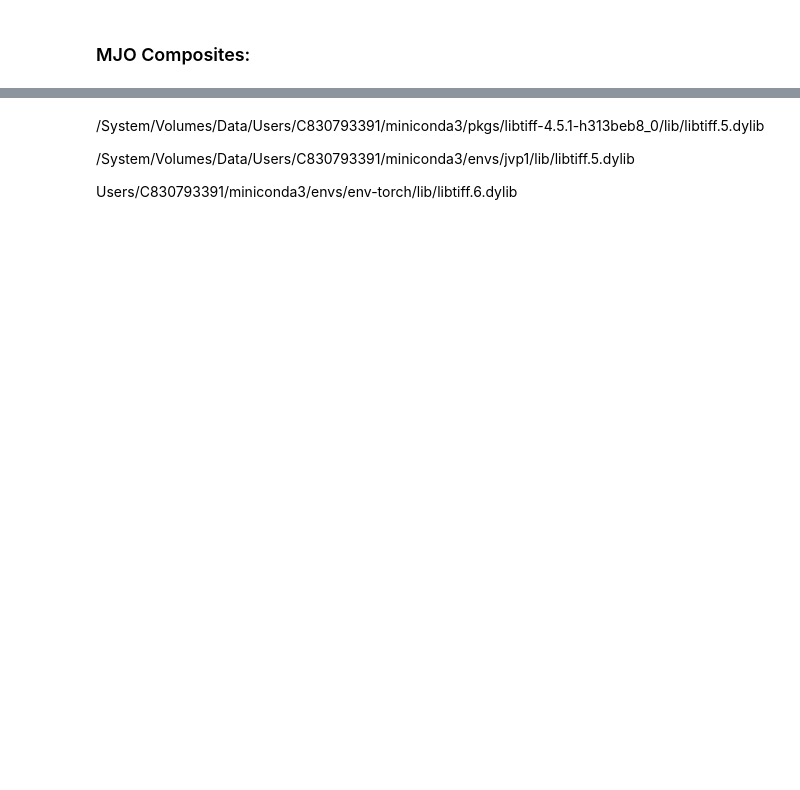
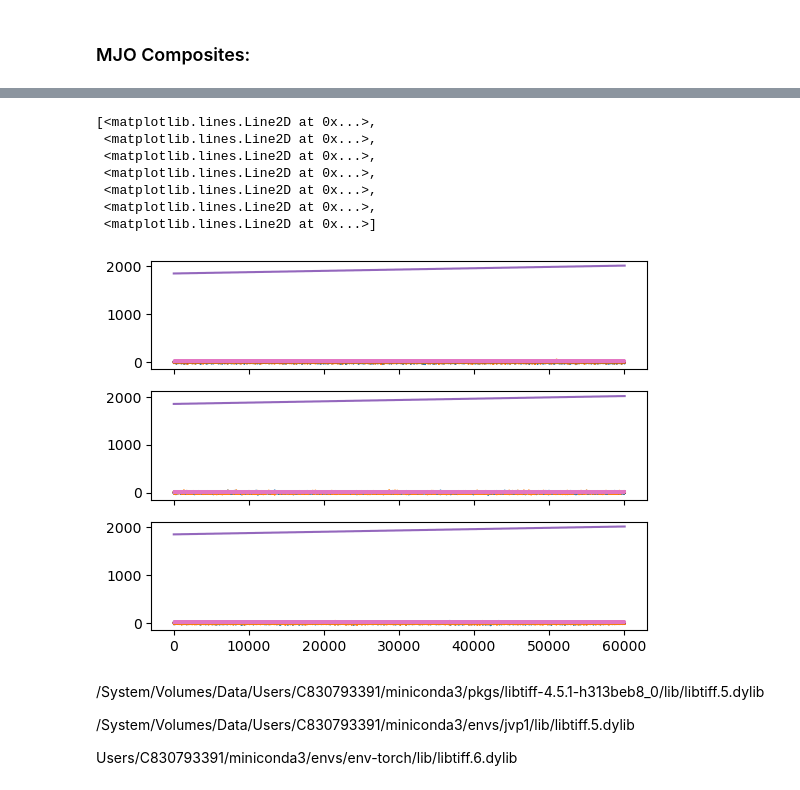
Before and after one commit to Jolan-vP/E3SM, a Jupyter notebook: analysis.ipynb, the cells around one changed output, grey strips where cells are left out. Saved outputs shown, nothing was run; the diff lists cells and outputs as text; code cells hidden in the pictures; blank space fills up the shorter version.

```diff
--- a/analysis.ipynb
+++ b/analysis.ipynb
@@ -102,3 +122,17 @@ SyntaxError: invalid syntax (3785567543.py, line 3)
+# %%
+fig, ax = plt.subplots(3, 1, sharex=True, sharey=True)
+ax[0].plot(MJO_train, label = 'ens1')
+ax[1].plot(MJO_val, label = 'ens2')
+ax[2].plot(MJO_test, label = 'ens3')
+# %% [output]
+[<matplotlib.lines.Line2D at 0x...>,
+ <matplotlib.lines.Line2D at 0x...>,
+ <matplotlib.lines.Line2D at 0x...>,
+ <matplotlib.lines.Line2D at 0x...>,
+ <matplotlib.lines.Line2D at 0x...>,
+ <matplotlib.lines.Line2D at 0x...>,
+ <matplotlib.lines.Line2D at 0x...>]
+[figure, added]
 # %% [markdown]
 /System/Volumes/Data/Users/C830793391/miniconda3/pkgs/libtiff-4.5.1-h313beb8_0/lib/libtiff.5.dylib
 
```
Also changed, not shown: parts of 10 cells of this notebook, 4 other files.
